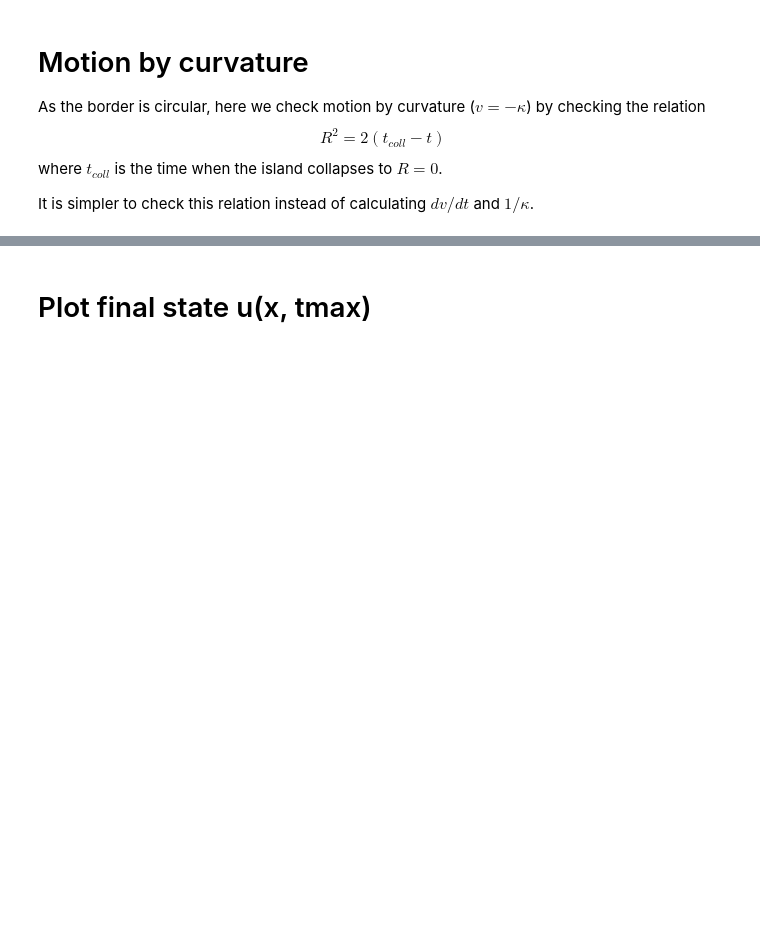
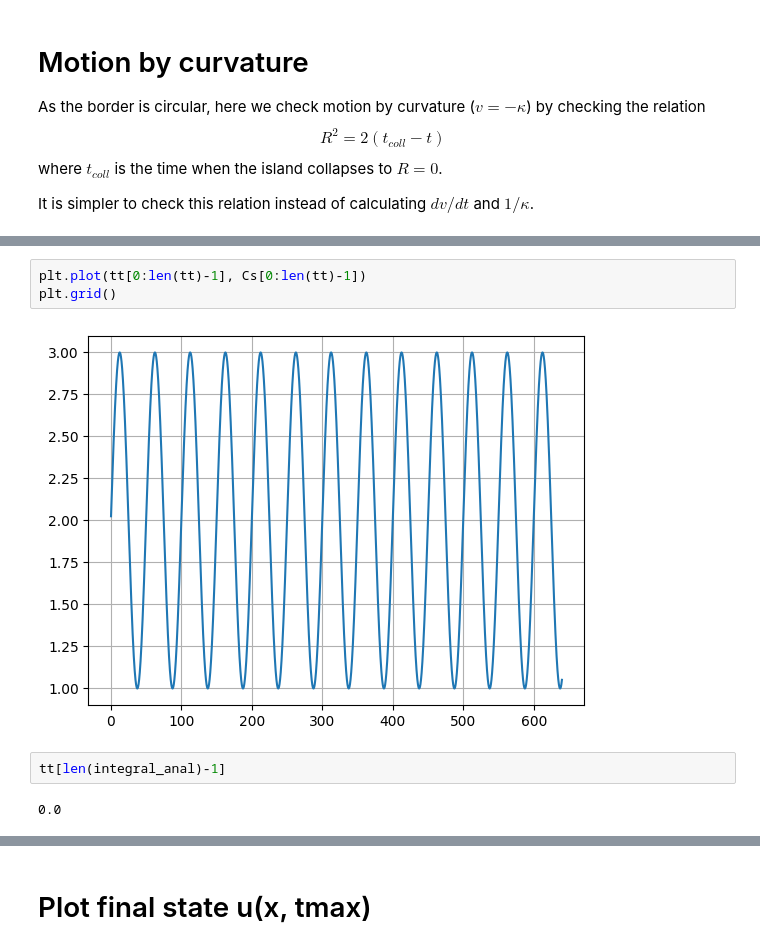
Before and after one commit to suanno/stage2, a Jupyter notebook: codes_tdgl/2D/plot/circular_front.ipynb, the cells around one changed output, grey strips where cells are left out. Drawn from its saved outputs; the diff is of its cells as text; blank space fills up the shorter version.

```diff
--- a/codes_tdgl/2D/plot/circular_front.ipynb
+++ b/codes_tdgl/2D/plot/circular_front.ipynb
@@ -96,3 +115,12 @@ t_max = t_min + 2/25
+# %%
+plt.plot(tt[0:len(tt)-1], Cs[0:len(tt)-1])
+plt.grid()
+# %% [output]
+[figure, added]
+# %%
+tt[len(integral_anal)-1]
+# %% [output]
+0.0
 # %%
 r2[ns[0]]
 # %% [output]
```
Also changed, not shown: parts of 6 cells of this notebook, 28 other files.
